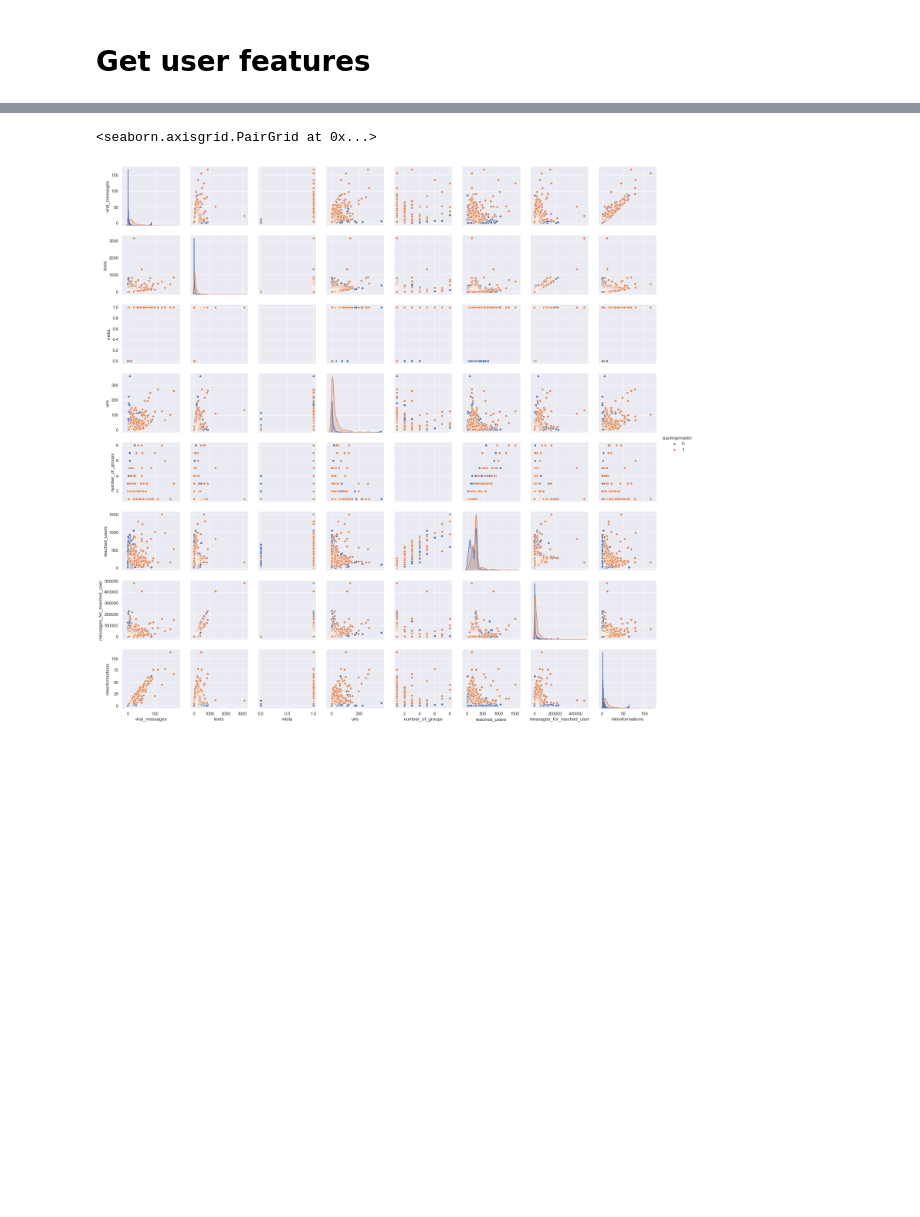
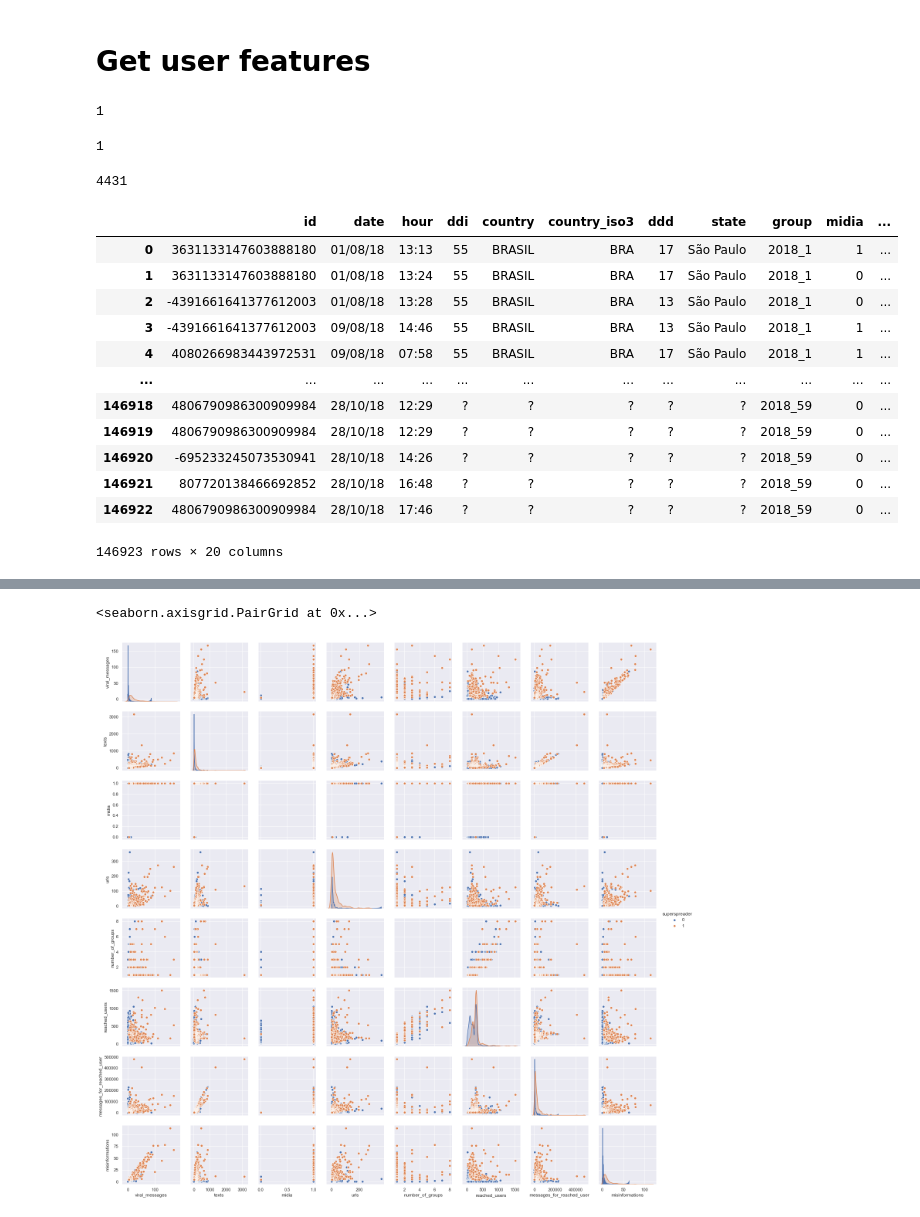
Before and after one commit to cabrau/FakeWhatsApp.Br, a Jupyter notebook: 7.0 user features.ipynb, the cells around one changed output, grey strips where cells are left out. Saved outputs shown, nothing was run; the diff lists cells and outputs as text; code cells hidden in the pictures; blank space fills up the shorter version.

```diff
--- a/7.0 user features.ipynb
+++ b/7.0 user features.ipynb
@@ -111,6 +104,34 @@ list(df['preprocessed_text'][0:10])
 # Get user features
 # %%
 #X_w2v = vectorize_corpus(w2v,df['preprocessed_text'])
+# %%
+len(df[(df['id']==-4391661641377612003) & (df['midia']==1)])
+# %% [output]
+1
+# %%
+df[(df['id']==-3818310068976662355)]['midia'].sum()
+# %% [output]
+1
+# %%
+df['midia'].sum()
+# %% [output]
+4431
+# %%
+df
+# %% [output]
+|  | id | date | hour | ddi | country | country_iso3 | ddd | state | group | midia | ... |
+| 0 | 3631133147603888180 | 01/08/18 | 13:13 | 55 | BRASIL | BRA | 17 | São Paulo | 2018_1 | 1 | ... |
+| 1 | 3631133147603888180 | 01/08/18 | 13:24 | 55 | BRASIL | BRA | 17 | São Paulo | 2018_1 | 0 | ... |
+| 2 | -4391661641377612003 | 01/08/18 | 13:28 | 55 | BRASIL | BRA | 13 | São Paulo | 2018_1 | 0 | ... |
+| 3 | -4391661641377612003 | 09/08/18 | 14:46 | 55 | BRASIL | BRA | 13 | São Paulo | 2018_1 | 1 | ... |
+| 4 | 4080266983443972531 | 09/08/18 | 07:58 | 55 | BRASIL | BRA | 17 | São Paulo | 2018_1 | 1 | ... |
+| ... | ... | ... | ... | ... | ... | ... | ... | ... | ... | ... | ... |
+| 146918 | 4806790986300909984 | 28/10/18 | 12:29 | ? | ? | ? | ? | ? | 2018_59 | 0 | ... |
+| 146919 | 4806790986300909984 | 28/10/18 | 12:29 | ? | ? | ? | ? | ? | 2018_59 | 0 | ... |
+| 146920 | -695233245073530941 | 28/10/18 | 14:26 | ? | ? | ? | ? | ? | 2018_59 | 0 | ... |
+| 146921 | 807720138466692852 | 28/10/18 | 16:48 | ? | ? | ? | ? | ? | 2018_59 | 0 | ... |
+| 146922 | 4806790986300909984 | 28/10/18 | 17:46 | ? | ? | ? | ? | ? | 2018_59 | 0 | ... |
+146923 rows × 20 columns
 # %%
 # to do: reaching of misinformations
 # urls
```
Also changed, not shown: parts of 7 cells of this notebook, 13 other files.
